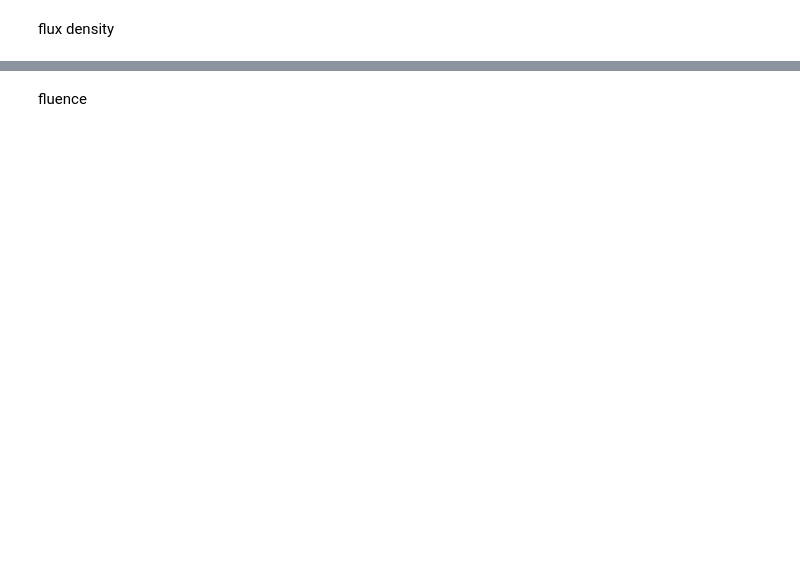
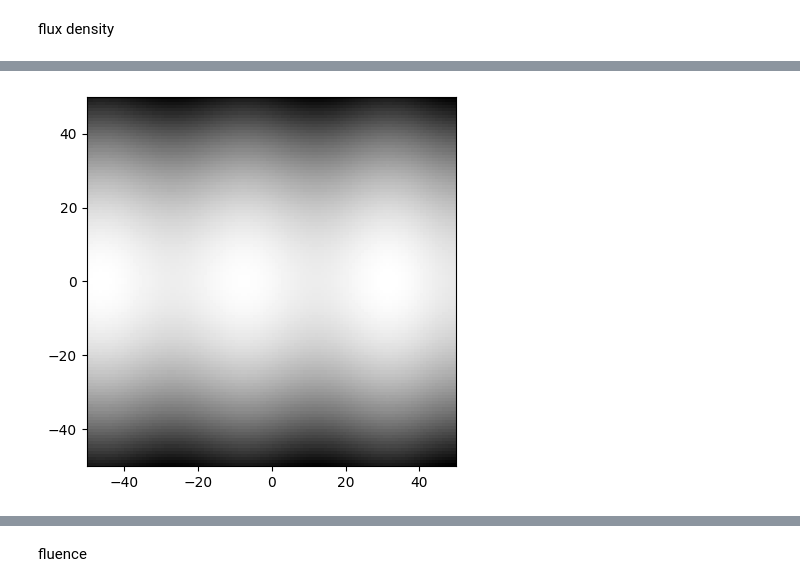
Before and after one commit to lnls-ids/SR-Wave-optics, a Jupyter notebook: srwave/docs/usage.ipynb, the cells around one changed output, grey strips where cells are left out. Saved outputs shown, nothing was run; the diff lists cells and outputs as text; code cells hidden in the pictures; blank space fills up the shorter version.

```diff
--- a/srwave/docs/usage.ipynb
+++ b/srwave/docs/usage.ipynb
@@ -45,0 +58,9 @@ plot_wfr_inten(SR,coords='x',energy=Eph,X=0,Y=0,intType='SE')
+# %%
+Eph = 20e3
+w = np.linspace(-50,50,120)*1e-6
+
+SR = SynchrotronRadiation(energy=Eph,d=10,x=w,y=w,field={'BM':[0.5642,3]})
+
+plot_wfr_inten(SR,coords='xy',energy=Eph,X=0,Y=0,intType='SE')
+# %% [output]
+[figure, added]
```
Also changed, not shown: parts of 23 cells of this notebook.
